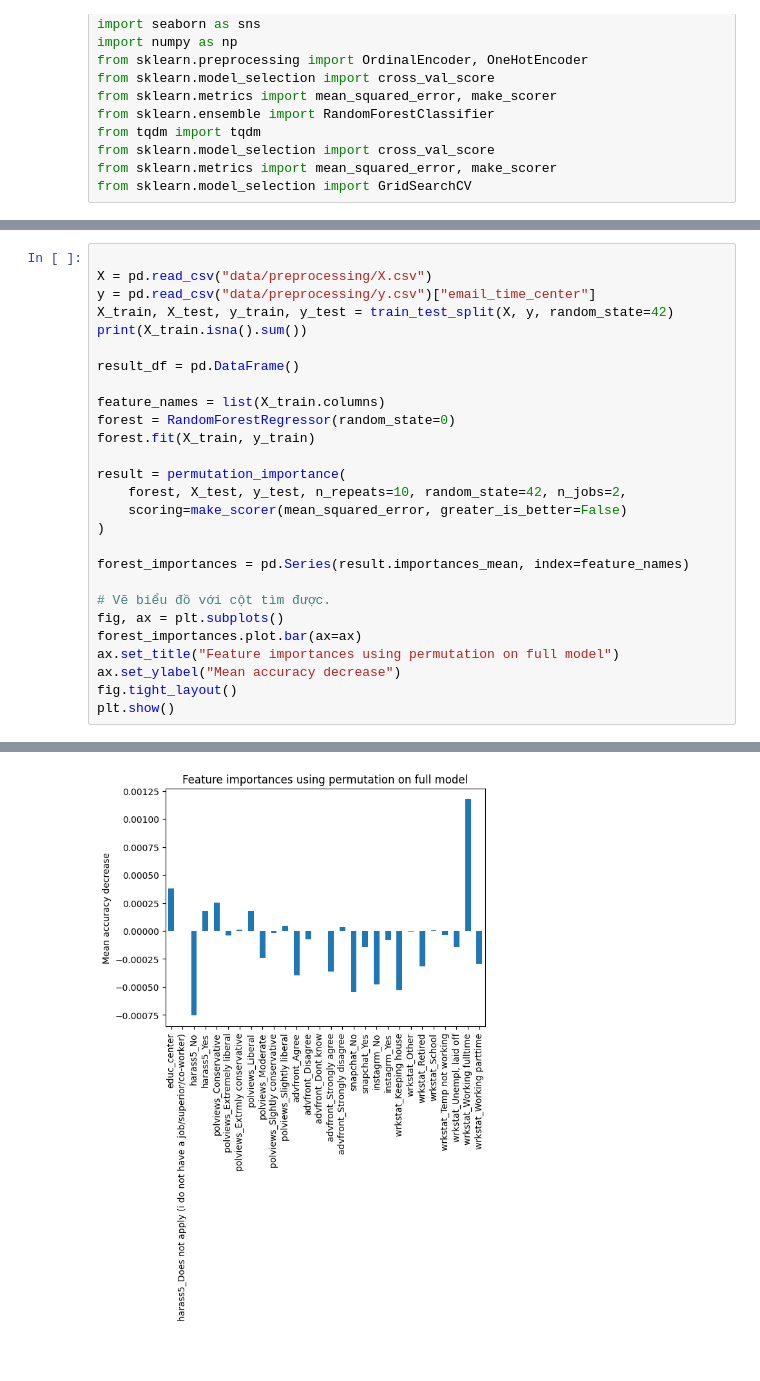
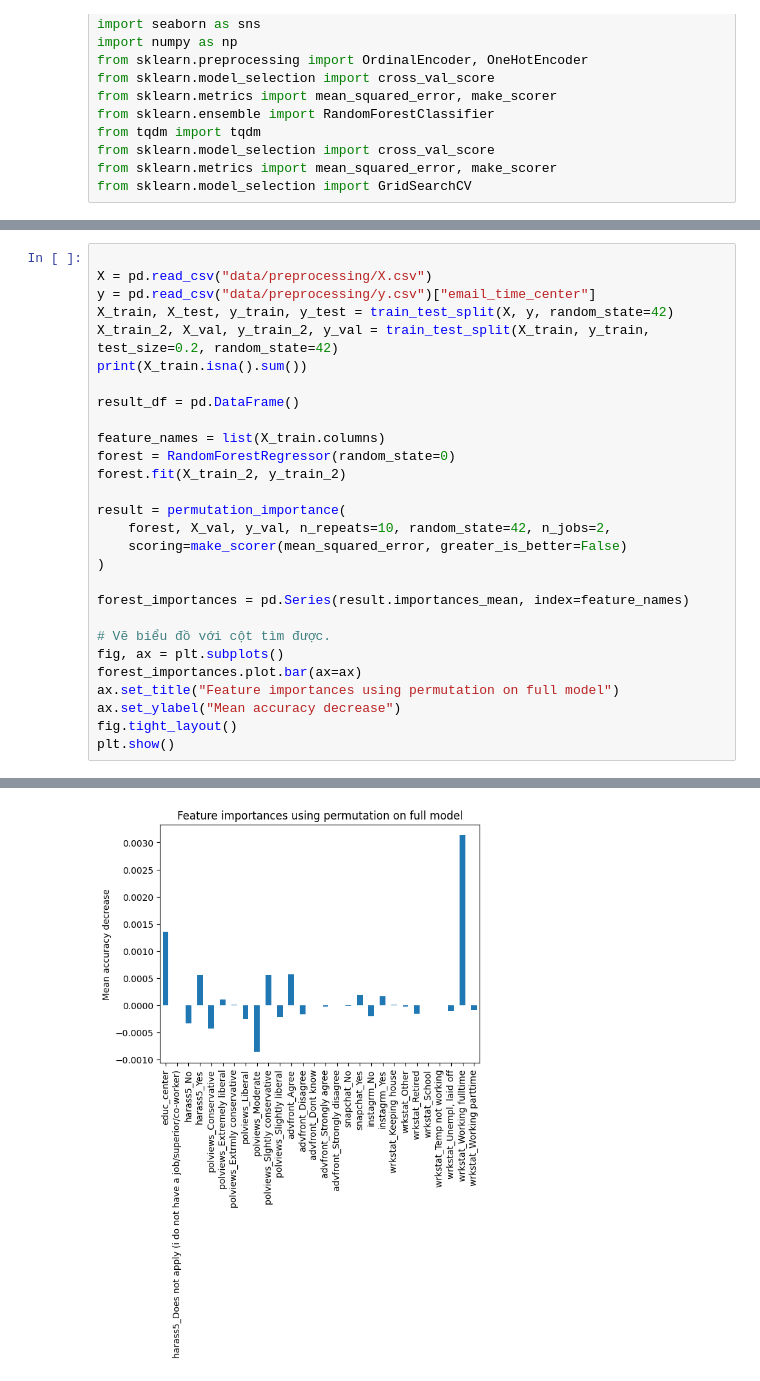
Before and after one commit to batman0911/social-stat-final-term, a Jupyter notebook: random_forrest.ipynb, the cells around one changed output, grey strips where cells are left out. Saved outputs shown, nothing was run; the diff lists cells and outputs as text.

Commit message:
Complete random-forest notebook

```diff
--- a/random_forrest.ipynb
+++ b/random_forrest.ipynb
@@ -24,44 +32,45 @@ from sklearn.model_selection import GridSearchCV
 X = pd.read_csv("data/preprocessing/X.csv")
 y = pd.read_csv("data/preprocessing/y.csv")["email_time_center"]
 X_train, X_test, y_train, y_test = train_test_split(X, y, random_state=42)
+X_train_2, X_val, y_train_2, y_val = train_test_split(X_train, y_train, test_size=0.2, random_state=42)
 print(X_train.isna().sum())
 
 result_df = pd.DataFrame()
 
 feature_names = list(X_train.columns)
 forest = RandomForestRegressor(random_state=0)
-forest.fit(X_train, y_train)
+forest.fit(X_train_2, y_train_2)
 
 result = permutation_importance(
-    forest, X_test, y_test, n_repeats=10, random_state=42, n_jobs=2,
+    forest, X_val, y_val, n_repeats=10, random_state=42, n_jobs=2,
     scoring=make_scorer(mean_squared_error, greater_is_better=False)
 )
 
 forest_importances = pd.Series(result.importances_mean, index=feature_names)
 
 # Vẽ biểu đồ với cột tìm được.
 fig, ax = plt.subplots()
 forest_importances.plot.bar(ax=ax)
 ax.set_title("Feature importances using permutation on full model")
 ax.set_ylabel("Mean accuracy decrease")
 fig.tight_layout()
 plt.show()
 # %% [output]
 educ_center                                                        0
 harass5_Does not apply (i do not have a job/superior/co-worker)    0
 harass5_No                                                         0
 harass5_Yes                                                        0
 polviews_Conservative                                              0
 polviews_Extremely liberal                                         0
 polviews_Extrmly conservative                                      0
 polviews_Liberal                                                   0
 polviews_Moderate                                                  0
 polviews_Slghtly conservative                                      0
 polviews_Slightly liberal                                          0
 advfront_Agree                                                     0
 ... (13 lines left out)
 wrkstat_Unempl, laid off                                           0
 wrkstat_Working fulltime                                           0
 wrkstat_Working parttime                                           0
 dtype: int64
-[figure, old version]
+[figure, new version]
```
Also changed, not shown: parts of 6 cells of this notebook.
